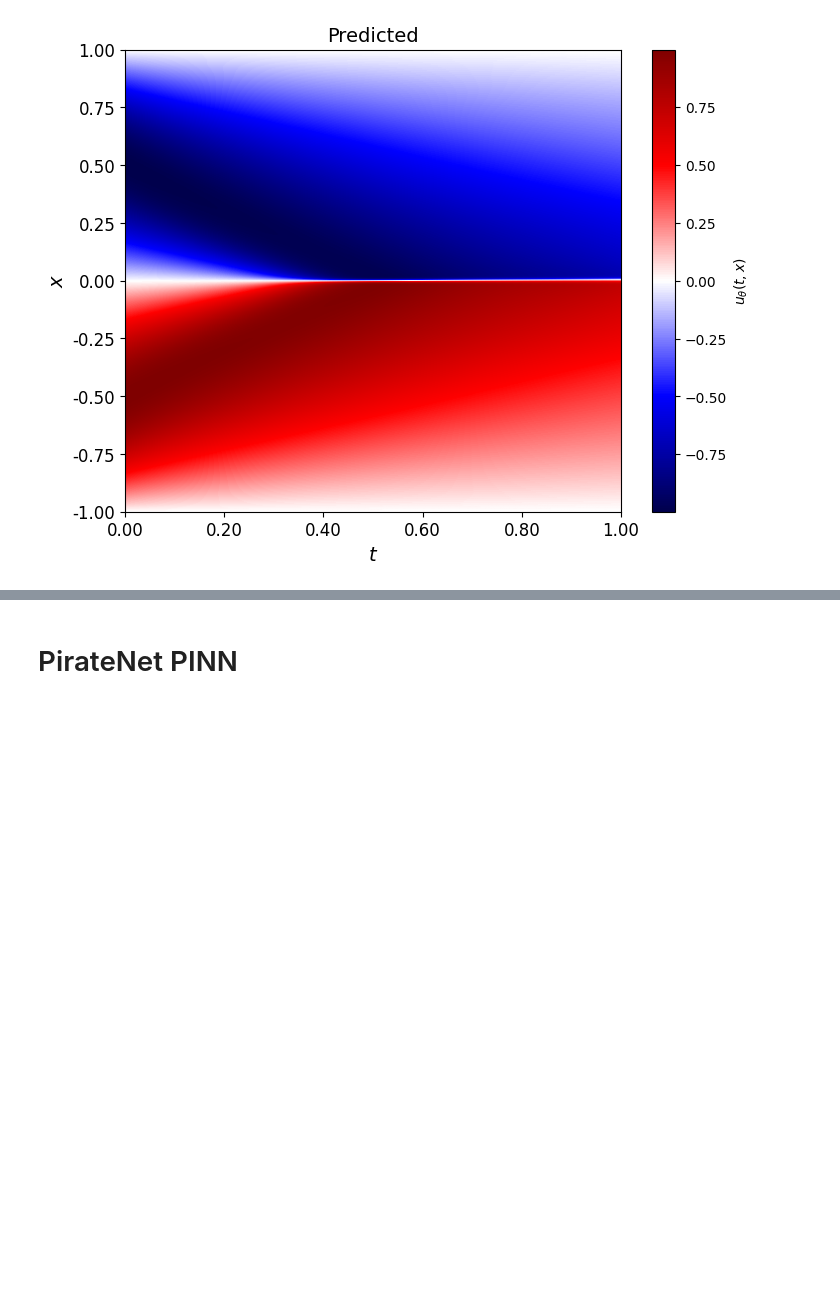
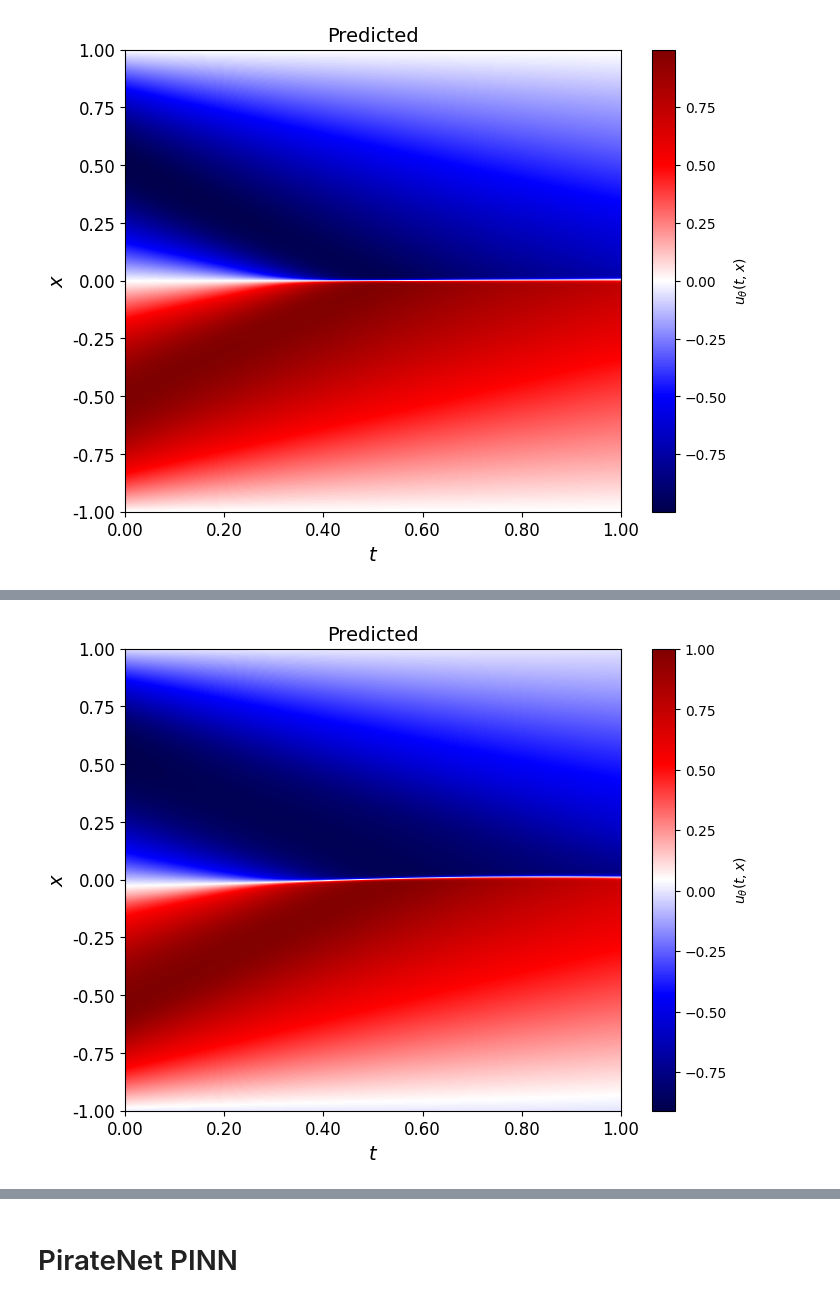
Before and after one commit to 1frog-prog1/diploma_pinn, a Jupyter notebook: notebooks/1d_burgers_pinn.ipynb, the cells around one changed output, grey strips where cells are left out. Saved outputs shown, nothing was run; the diff lists cells and outputs as text; code cells hidden in the pictures; blank space fills up the shorter version.

```diff
--- a/notebooks/1d_burgers_pinn.ipynb
+++ b/notebooks/1d_burgers_pinn.ipynb
@@ -380,0 +393,23 @@ TypeError: Object of type Tensor is not JSON serializable
+# %%
+# Set training parameters
+max_epoch = 10000
+dwa_pinn = BasePINN(
+    input_dim=2,
+    hidden_layers=9 * [42],
+    loss_class=DWA_Loss,
+    rff_features=20,
+    output_dim=1,
+    equation=burgers_1d
+).to(device)
+optimizers = {
+    "model": optim.Adam(dwa_pinn.u_model.parameters(), lr=1e-4),
+    "lambdas_pde": optim.Adam([dwa_pinn.loss_fn.lambda_pde], lr=1e-2),
+    "lambdas_ics": optim.Adam([dwa_pinn.loss_fn.lambda_ics], lr=1e-2),
+    "lambdas_bcs": optim.Adam([dwa_pinn.loss_fn.lambda_bcs], lr=1e-2)
+}
+schedulers = {
+    "model": optim.lr_scheduler.StepLR(optimizers["model"], step_size=1000, gamma=0.9),
+    "lambdas_pde": LambdaScheduler(optimizers["lambdas_pde"], N_warmup=500, base_scheduler=optim.lr_scheduler.StepLR, step_size=100,gamma=0.9),
+    "lambdas_ics": LambdaScheduler(optimizers["lambdas_ics"], N_warmup=500, base_scheduler=optim.lr_scheduler.StepLR, step_size=100,gamma=0.9),
+    "lambdas_bcs": LambdaScheduler(optimizers["lambdas_bcs"], N_warmup=500, base_scheduler=optim.lr_scheduler.StepLR, step_size=100,gamma=0.9)
+}
@@ -380,0 +443,7 @@ TypeError: Object of type Tensor is not JSON serializable
+# %%
+N = 501
+dwa_pinn.to("cpu")
+T, X, U = compute_approximation_2d(dwa_pinn, lb, ub, N)
+plot_single_heatmap_2d(T, X, U, title="Predicted") # save_path="../pics/1d_burgers/plots/sa_pinn_v001divpi.png")
+# %% [output]
+[figure, added]
```
Also changed, not shown: parts of 9 cells of this notebook, 11 other files.
